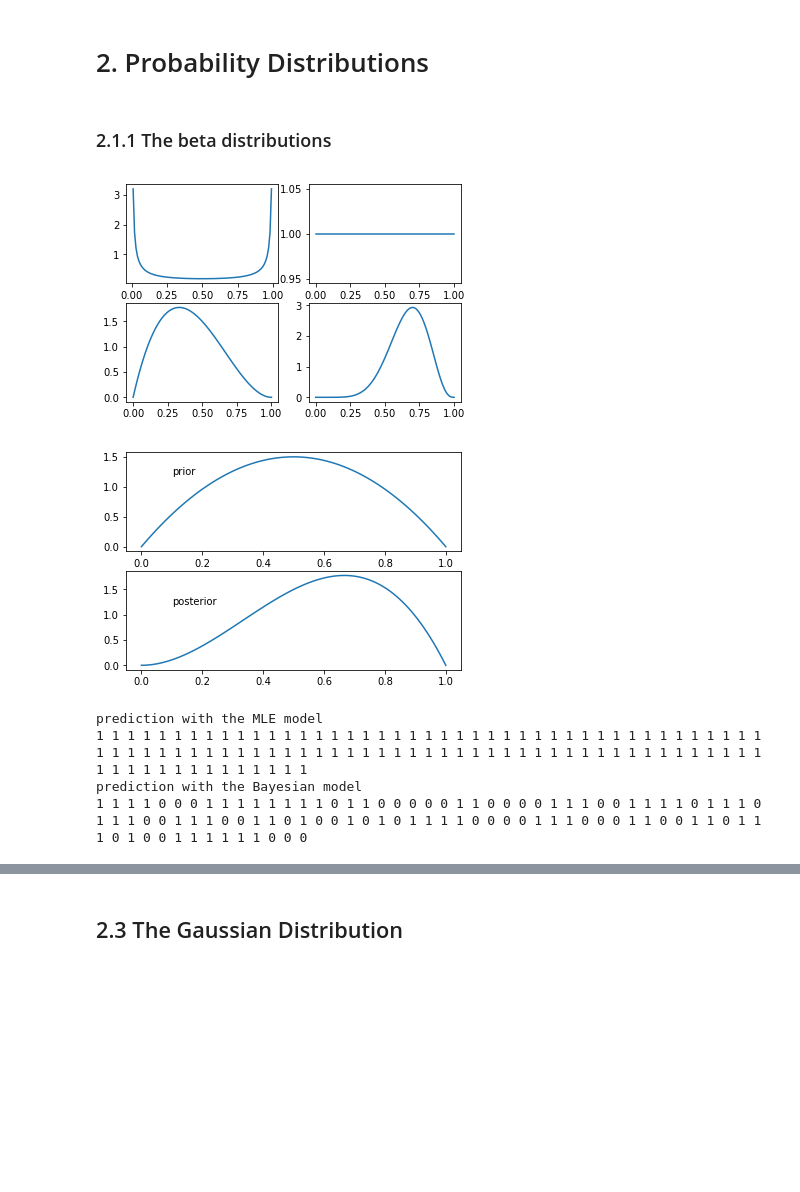
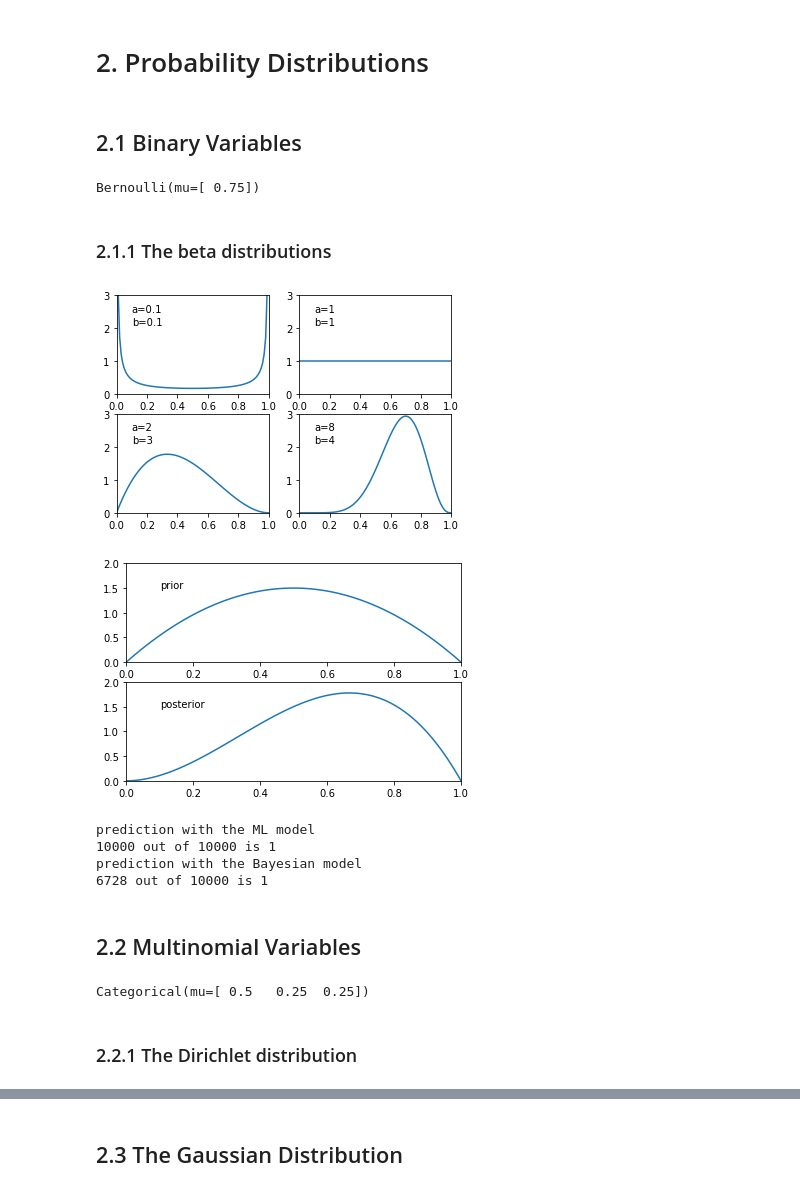
Before and after one commit to ctgk/PRML, a Jupyter notebook: notebooks/ch02_Probability_Distributions.ipynb, the cells around one changed output, grey strips where cells are left out. Cells and saved outputs as stored; diff of their text form; code cells hidden in the pictures; blank space fills up the shorter version.

Commit message:
implemented random variables

```diff
--- a/notebooks/ch02_Probability_Distributions.ipynb
+++ b/notebooks/ch02_Probability_Distributions.ipynb
@@ -13,41 +19,67 @@ from prml.distributions import (
+# %% [markdown]
+## 2.1 Binary Variables
+# %%
+model = Bernoulli()
+model.ml(np.array([0., 1., 1., 1.])[:, None])
+print(model)
+# %% [output]
+Bernoulli(mu=[ 0.75])
 # %% [markdown]
 ### 2.1.1 The beta distributions
 # %%
+x = np.linspace(0, 1, 100)[:, None]
 for i, [a, b] in enumerate([[0.1, 0.1], [1, 1], [2, 3], [8, 4]]):
     plt.subplot(2, 2, i + 1)
-    beta = BetaDistribution(a, b)
-    x = np.linspace(0, 1, 100)
+    beta = Beta(np.array([a]), np.array([b]))
+    plt.xlim(0, 1)
+    plt.ylim(0, 3)
     plt.plot(x, beta.proba(x))
+    plt.annotate("a={}".format(a), (0.1, 2.5))
+    plt.annotate("b={}".format(b), (0.1, 2.1))
 plt.show()
 # %% [output]
-[figure, old version]
+[figure, new version]
 # %%
-beta = BetaDistribution(2, 2)
+beta = Beta(np.array([2.]), np.array([2.]))
 plt.subplot(2, 1, 1)
+plt.xlim(0, 1)
+plt.ylim(0, 2)
 plt.plot(x, beta.proba(x))
-plt.annotate("prior", (0.1, 1.2))
+plt.annotate("prior", (0.1, 1.5))
 
-beta.fit(n_ones=1, n_zeros=0)
+model = Bernoulli(mu=beta)
+model.bayes(np.array([[1.]]))
 plt.subplot(2, 1, 2)
-plt.plot(x, beta.proba(x))
-plt.annotate("posterior", (0.1, 1.2))
+plt.xlim(0, 1)
+plt.ylim(0, 2)
+plt.plot(x, model.mu.proba(x))
+plt.annotate("posterior", (0.1, 1.5))
+
 plt.show()
 # %% [output]
-[figure, old version]
+[figure, new version]
-# %%
-print("prediction with the MLE model")
-beta = BetaDistribution(0, 0)
-beta.fit(n_ones=1)
-for i in range(100):
-    print(beta.predict(), end=" ")
-print("")
-print("prediction with the Bayesian model")
-beta = BetaDistribution(2, 2)
-beta.fit(n_ones=1)
-for i in range(100):
-    print(beta.predict(), end=" ")
-# %% [output]
-prediction with the MLE model
-1 1 1 1 1 1 1 1 1 1 1 1 1 1 1 1 1 1 1 1 1 1 1 1 1 1 1 1 1 1 1 1 1 1 1 1 1 1 1 1 1 1 1 1 1 1 1 1 1 1 1 1 1 1 1 1 1 1 1 1 1 1 1 1 1 1 1 1 1 1 1 1 1 1 1 1 1 1 1 1 1 1 1 1 1 1 1 1 1 1 1 1 1 1 1 1 1 1 1 1
-prediction with the Bayesian model
-1 1 1 1 0 0 0 1 1 1 1 1 1 1 1 0 1 1 0 0 0 0 0 1 1 0 0 0 0 1 1 1 0 0 1 1 1 1 0 1 1 1 0 1 1 1 0 0 1 1 1 0 0 1 1 0 1 0 0 1 0 1 0 1 1 1 1 0 0 0 0 1 1 1 0 0 0 1 1 0 0 1 1 0 1 1 1 0 1 0 0 1 1 1 1 1 1 0 0 0
+# %%
+print("prediction with the ML model")
+model = Bernoulli()
+model.ml(np.ones((1, 1)))
+print("{} out of 10000 is 1".format(model.draw(10000).sum()))
+
+print("prediction with the Bayesian model")
+model = Bernoulli(mu=Beta(np.ones(1), np.ones(1)))
+model.bayes(np.ones((1, 1)))
+print("{} out of 10000 is 1".format(model.draw(10000).sum()))
+# %% [output]
+prediction with the ML model
+10000 out of 10000 is 1
+prediction with the Bayesian model
+6728 out of 10000 is 1
+# %% [markdown]
+## 2.2 Multinomial Variables
+# %%
+model = Categorical()
+model.ml(np.array([[0, 1, 0], [1, 0, 0], [1, 0, 0], [0, 0, 1]]))
+print(model)
+# %% [output]
+Categorical(mu=[ 0.5   0.25  0.25])
+# %% [markdown]
+### 2.2.1 The Dirichlet distribution
```
Also changed, not shown: parts of 11 cells of this notebook, 34 other files.
